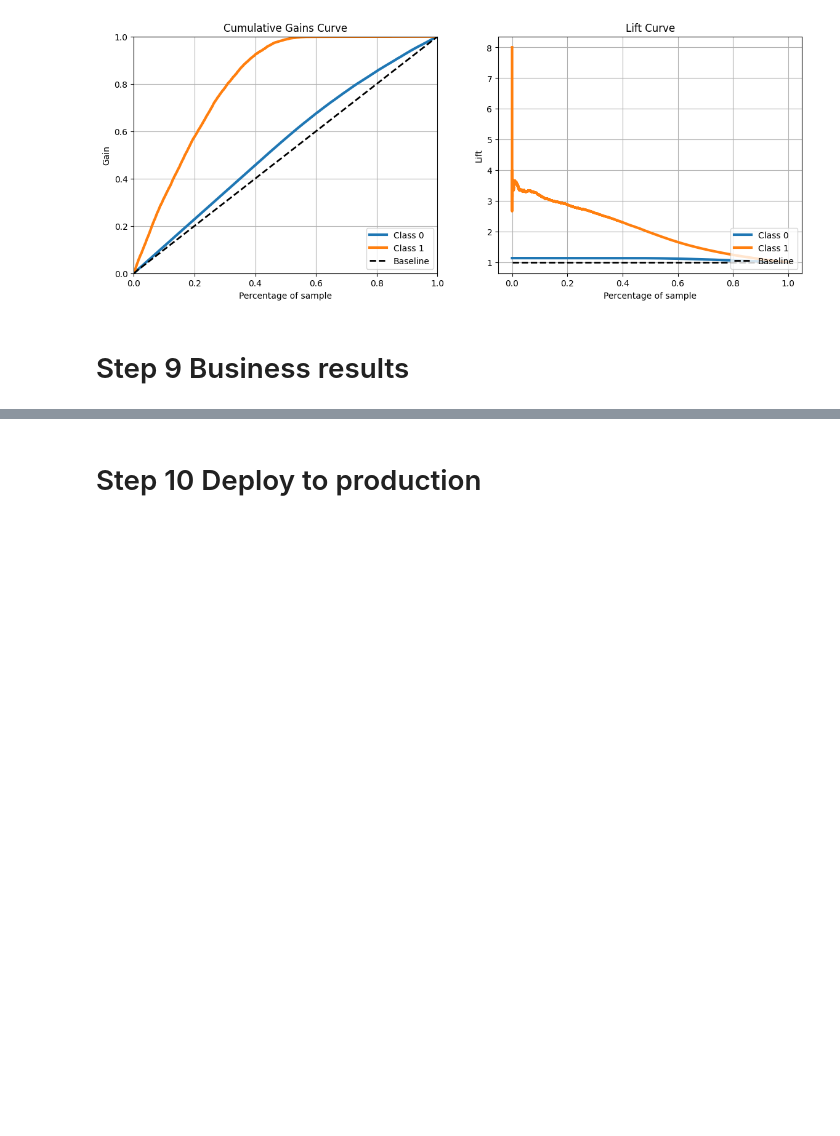
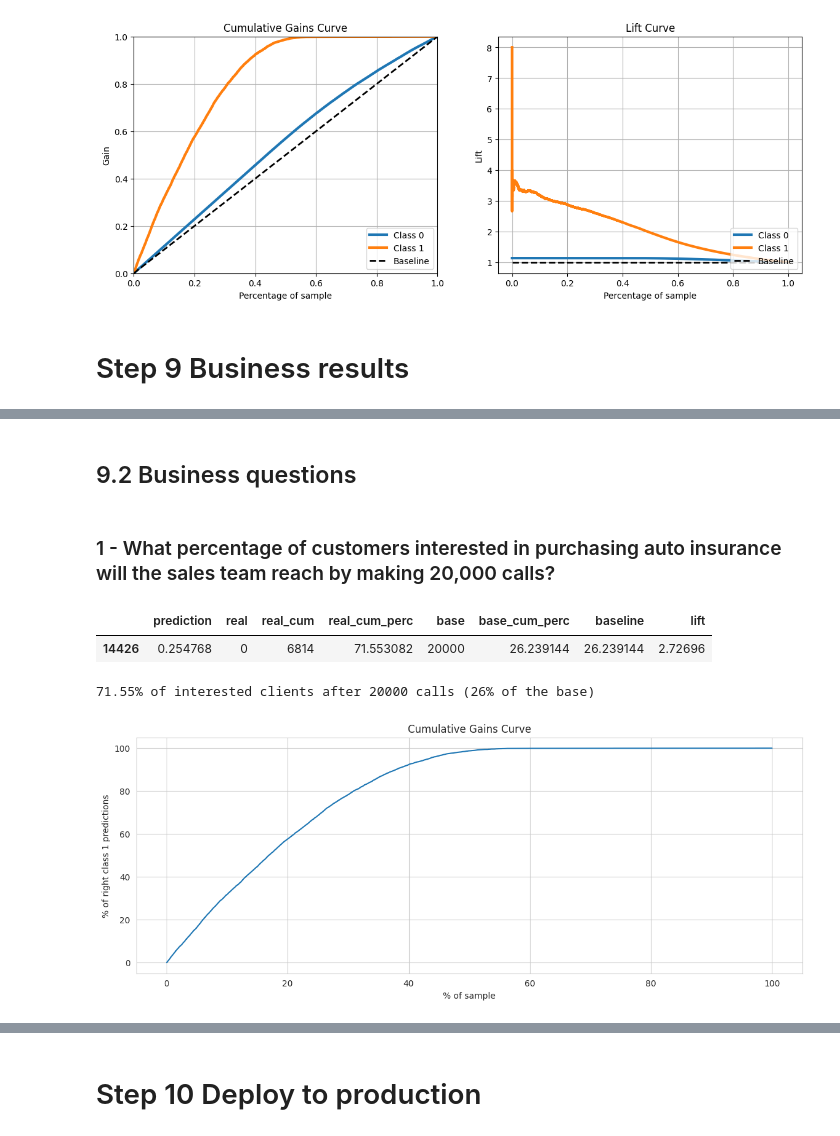
Before and after one commit to Eduardo-95-DS/Car-Insurance-Interest, a Jupyter notebook: notebooks/look_1.0-ear-health-insurance-cross-sell.ipynb, the cells around one changed output, grey strips where cells are left out. Drawn from its saved outputs; the diff is of its cells as text; code cells hidden in the pictures; blank space fills up the shorter version.

Commit message:
first business question added

```diff
--- a/notebooks/look_1.0-ear-health-insurance-cross-sell.ipynb
+++ b/notebooks/look_1.0-ear-health-insurance-cross-sell.ipynb
@@ -2392,0 +2401,43 @@ sns.lineplot( x='base', y='revenue', data=aux );
+# %% [markdown]
+## 9.2 Business questions
+# %% [markdown]
+### 1 - What percentage of customers interested in purchasing auto insurance will the sales team reach by making 20,000 calls?
+# %%
+final_results[final_results['base']==20000]
+# %% [output]
+|  | prediction | real | real_cum | real_cum_perc | base | base_cum_perc | baseline | lift |
+| 14426 | 0.254768 | 0 | 6814 | 71.553082 | 20000 | 26.239144 | 26.239144 | 2.72696 |
+# %%
+print('71.55% of interested clients after 20000 calls (26% of the base)')
+# %% [output]
+71.55% of interested clients after 20000 calls (26% of the base)
+# %%
+# LR
+final_results = pd.DataFrame()
+final_results['prediction'] = yhat_lgbm_final[:,1].tolist()
+final_results['real'] = y_test.tolist()
+
+# ordering by prediction
+final_results = final_results.sort_values( 'prediction', ascending=False )
+
+# Percentage of intereset ( Propensity Score )
+final_results['real_cum'] = final_results['real'].cumsum()
+final_results['real_cum_perc'] = 100*final_results['real_cum']/final_results['real'].sum()
+
+# Percentage of Base ( Clients )
+final_results['base'] = range( 1, len( final_results ) + 1  )
+final_results['base_cum_perc'] = 100*final_results['base']/len( final_results )
+
+# Baseline model
+final_results['baseline'] = final_results['base_cum_perc']
+
+# Lift Calculation
+final_results['lift'] = final_results['real_cum_perc'] / final_results['base_cum_perc']
+
+ax1=sns.lineplot( x='base_cum_perc', y='real_cum_perc', data=final_results)
+
+ax1.set_title('Cumulative Gains Curve')
+ax1.set_xlabel('% of sample');
+ax1.set_ylabel('% of right class 1 predictions');
+# %% [output]
+[figure, added]
```
Also changed, not shown: parts of 7 cells of this notebook.
